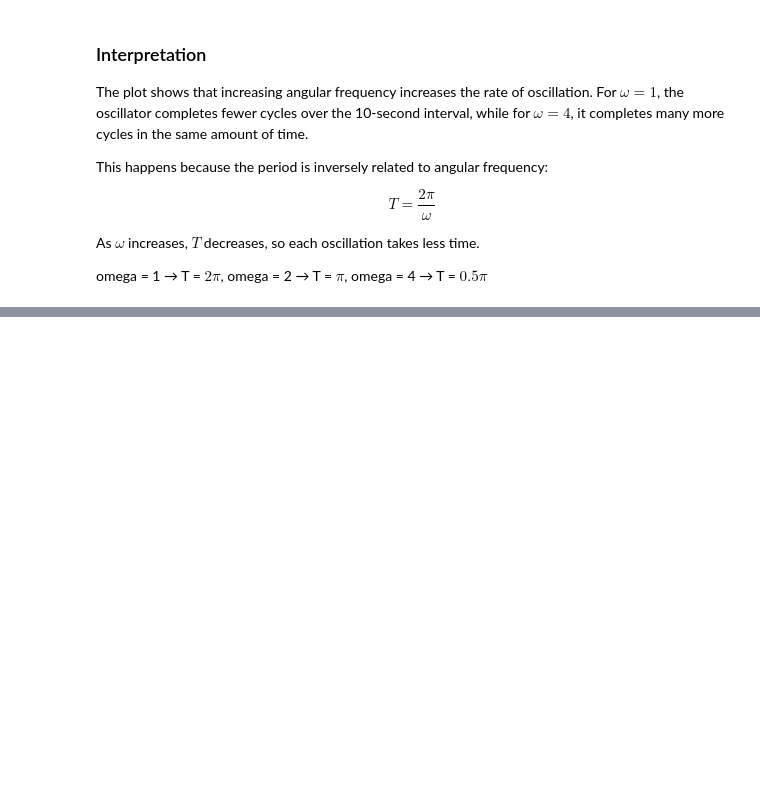
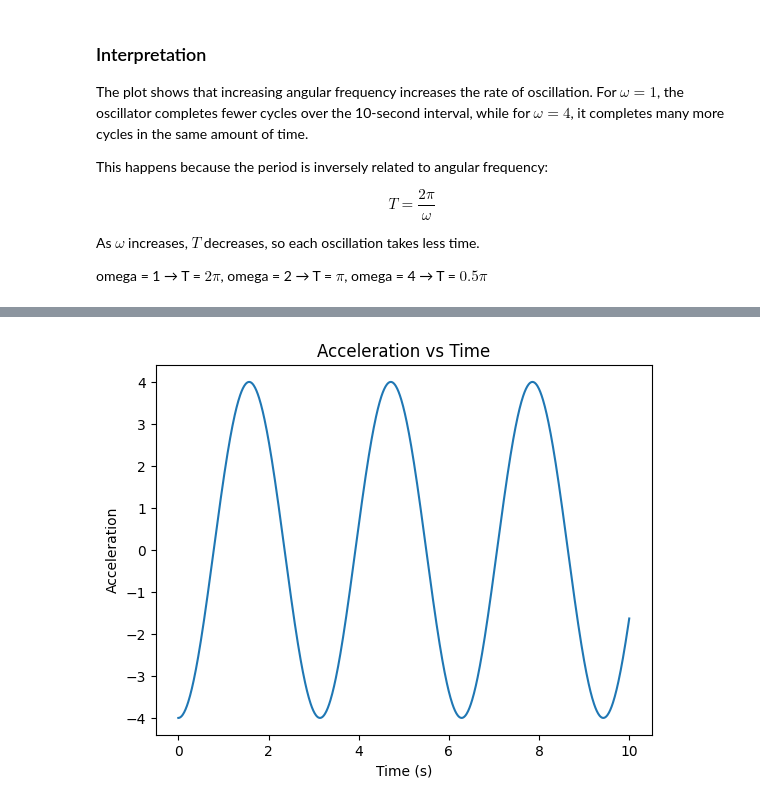
Before and after one commit to stara8525/Tcreations, a Jupyter notebook: shm-modelling-project/Notebooks/01_shm_simulation.ipynb, the cells around one changed output, grey strips where cells are left out. Saved outputs shown, nothing was run; the diff lists cells and outputs as text; code cells hidden in the pictures; blank space fills up the shorter version.

```diff
--- a/shm-modelling-project/Notebooks/01_shm_simulation.ipynb
+++ b/shm-modelling-project/Notebooks/01_shm_simulation.ipynb
@@ -72,0 +117,8 @@ omega = 4 → T = $0.5\pi$
+# %%
+plt.plot(t, a)
+plt.title("Acceleration vs Time")
+plt.xlabel("Time (s)")
+plt.ylabel("Acceleration")
+plt.show()
+# %% [output]
+[figure, added]
```
Also changed, not shown: parts of 32 cells of this notebook, 4 other files.
